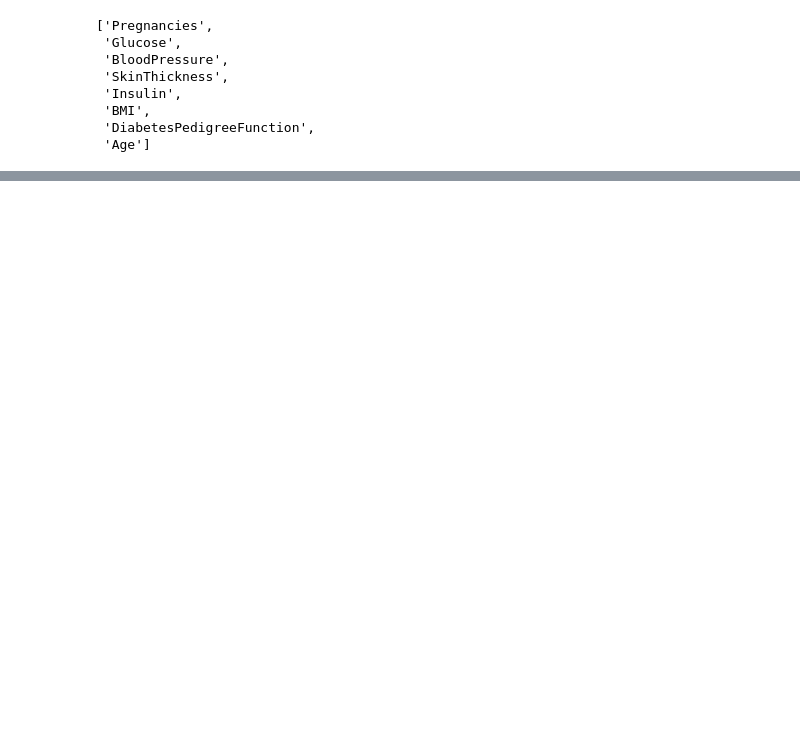
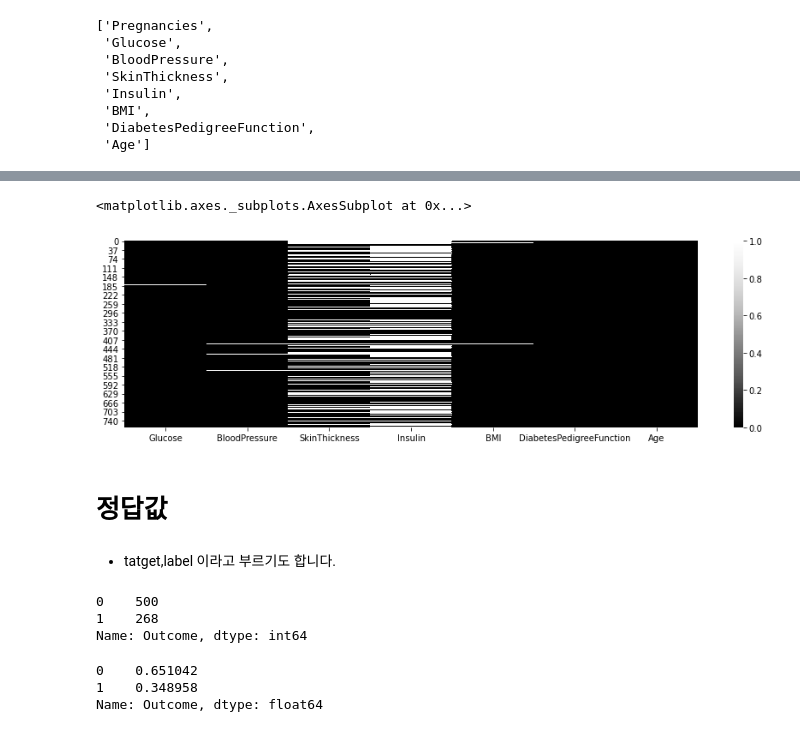
Before and after one commit to baesku789/jupyter, a Jupyter notebook: pima-diabetes-eda.ipynb, the cells around one changed output, grey strips where cells are left out. Cells and saved outputs as stored; diff of their text form; code cells hidden in the pictures; blank space fills up the shorter version.

```diff
--- a/pima-diabetes-eda.ipynb
+++ b/pima-diabetes-eda.ipynb
@@ -114,0 +155,26 @@ feature_columns
+# %%
+# 결측치를 heatmap 으로 시각화 합니다.
+plt.figure(figsize=(15,4))
+sns.heatmap(df_null,cmap="Greys_r")
+# %% [output]
+<matplotlib.axes._subplots.AxesSubplot at 0x...>
+[figure, added]
+# %% [markdown]
+# 정답값
+# %% [markdown]
+   + tatget,label 이라고 부르기도 합니다.
+# %%
+# 정답값인 Outcome 의 개수를 봅니다.
+
+df["Outcome"].value_counts()
+# %% [output]
+0    500
+1    268
+Name: Outcome, dtype: int64
+# %%
+# 정답값인 Outcome 의 비율을 봅니다.
+df["Outcome"].value_counts(normalize=True)
+# %% [output]
+0    0.651042
+1    0.348958
+Name: Outcome, dtype: float64
```
Also changed, not shown: parts of 27 cells of this notebook.
